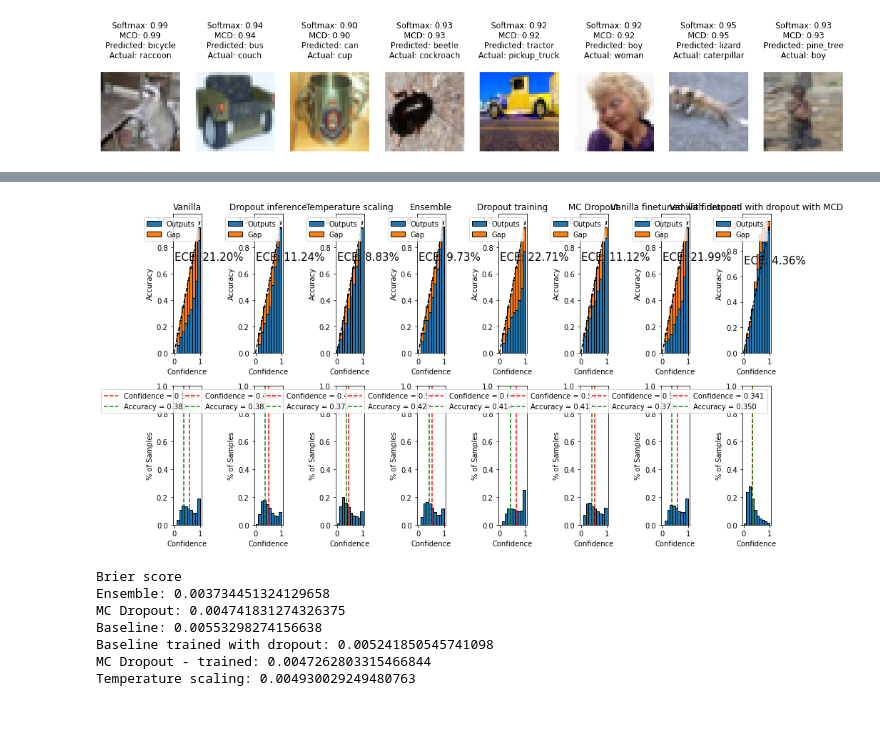
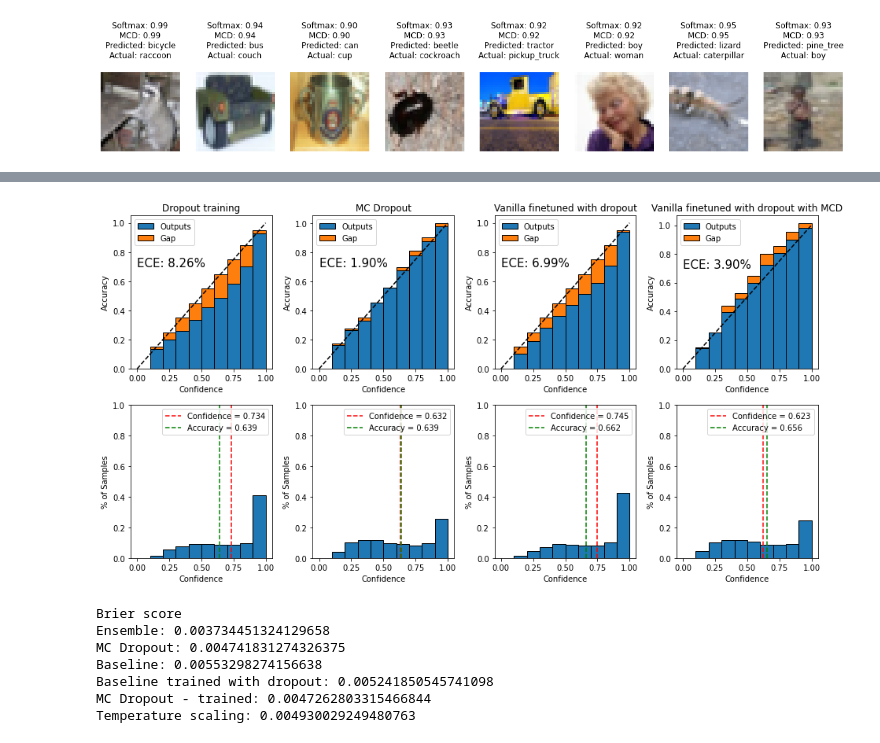
Before and after one commit to vlasakjiri/uncertainty-estimations, a Jupyter notebook: classification-cifar.ipynb, the cells around one changed output, grey strips where cells are left out. Cells and saved outputs as stored; diff of their text form; code cells hidden in the pictures; blank space fills up the shorter version.

Commit message:
Fixed cifar resnet figures

```diff
--- a/classification-cifar.ipynb
+++ b/classification-cifar.ipynb
@@ -204,7 +202,3 @@ MobileNetV2Dropout(
   )
   (dropout): Dropout(p=0, inplace=False)
 )
-# %%
-model.classifier[0] = nn.Dropout(p=0.5)
-# %%
-utils.mc_dropout.set_dropout_p(model_dropout, model_dropout, 0.1)
@@ -360,30 +336,30 @@ ResNetDropout(
 # %%
 dropout_finetuned_max_probs = progress_model_finetuned.dropout_outputs.max(axis=-1)
 dropout_max_probs = progress_model.dropout_outputs.max(axis=-1)
 trained_dropout_max_probs = progress_model_dropout.dropout_outputs.max(axis=-1)
 # dropout_scaled_max_probs = progress_scaled_model_dropout.dropout_outputs.max(axis=-1)
 
 
 ensemble_max_probs = progress_ensemble.logits.max(axis=1)
 utils.visualisations.calibration_graph([
-        ("Vanilla", progress_model.max_probs, np.argsort(progress_model.max_probs), progress_model.predictions),
-        ("Dropout inference", dropout_max_probs, np.argsort(dropout_max_probs), progress_model.dropout_predictions),
-        ("Temperature scaling", progress_scaled_model.max_probs, np.argsort(progress_scaled_model.max_probs), progress_scaled_model.predictions),
-        ("Ensemble", ensemble_max_probs, np.argsort(ensemble_max_probs), progress_ensemble.predictions),
+        # ("Vanilla", progress_model.max_probs, np.argsort(progress_model.max_probs), progress_model.predictions),
+        # ("Dropout inference", dropout_max_probs, np.argsort(dropout_max_probs), progress_model.dropout_predictions),
+        # ("Temperature scaling", progress_scaled_model.max_probs, np.argsort(progress_scaled_model.max_probs), progress_scaled_model.predictions),
+        # ("Ensemble", ensemble_max_probs, np.argsort(ensemble_max_probs), progress_ensemble.predictions),
 
         ("Dropout training", progress_model_dropout.max_probs, np.argsort(progress_model.max_probs), progress_model_dropout.predictions),
         ("MC Dropout", trained_dropout_max_probs, np.argsort(trained_dropout_max_probs), progress_model_dropout.dropout_predictions),
 
         ("Vanilla finetuned with dropout", progress_model_finetuned.max_probs, np.argsort(progress_model_finetuned.max_probs), progress_model_finetuned.predictions),
         ("Vanilla finetuned with dropout with MCD", dropout_finetuned_max_probs, np.argsort(dropout_finetuned_max_probs), progress_model_finetuned.dropout_predictions),
     ],
     progress_model.labels,
     figsize=(13,7)
     )
 
-plt.savefig("figures/cifar100-mobilenetv2-calibration1.pdf")
+plt.savefig("figures/cifar100-resnet18-calibration2.pdf")
 # %% [output]
-[figure, old version]
+[figure, new version]
 # %%
 y_true = nn.functional.one_hot(torch.tensor(progress_model.labels.astype("long")))
 
```
Also changed, not shown: parts of 11 cells of this notebook, 9 other files.
